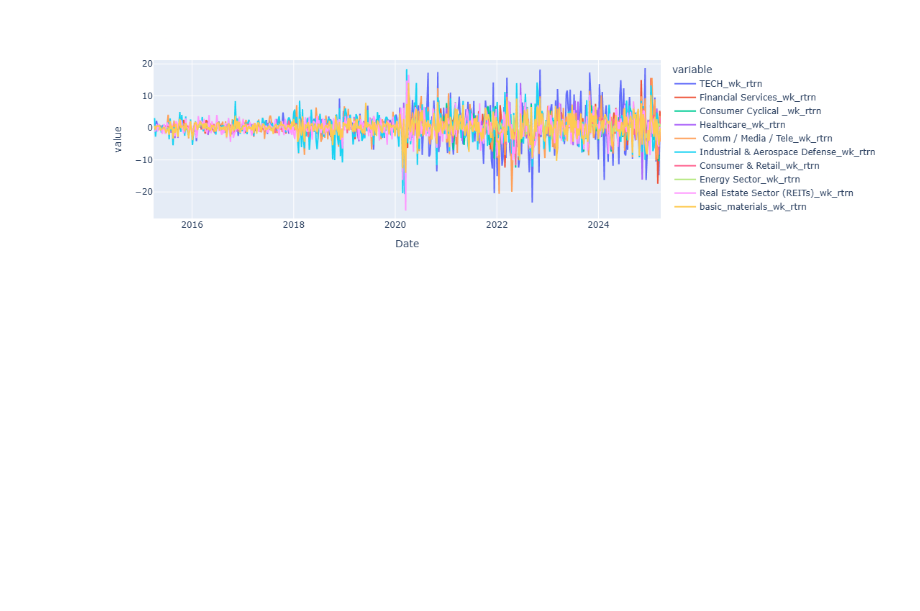
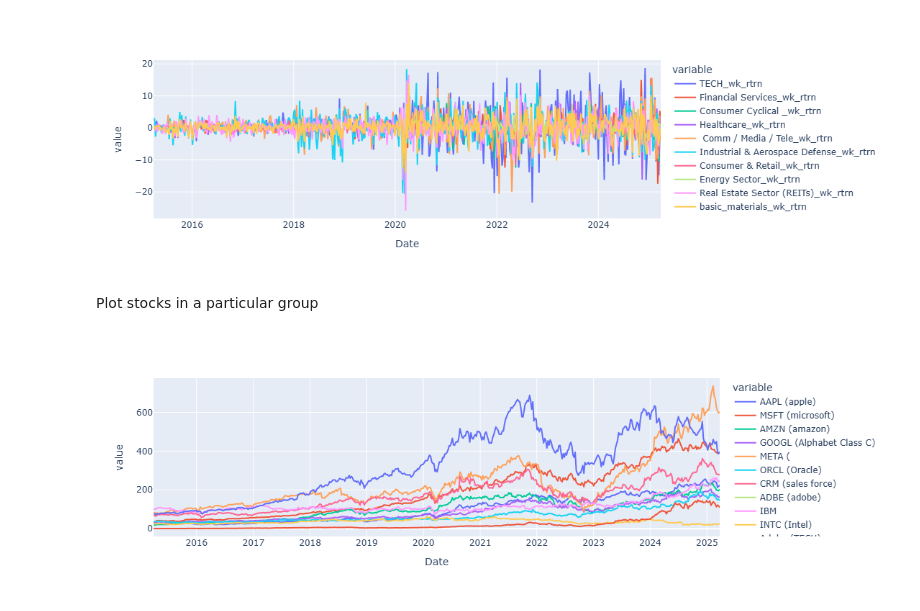
Before and after one commit to romacw1484/DataMining-PortfolioOptimization, a Jupyter notebook: Weekly_Averages_Per_Industry.ipynb, the cells around one changed output. Drawn from its saved outputs; the diff is of its cells as text; code cells hidden in the pictures; blank space fills up the shorter version.

```diff
--- a/Weekly_Averages_Per_Industry.ipynb
+++ b/Weekly_Averages_Per_Industry.ipynb
@@ -103,9 +103,22 @@ fig.show()
 # %%
 # Plot the weekly portfolio change for every industry
 
-df_averages_returns = [col for col in df_averages.columns if '_rtrn' in col]
+col_averages_returns = [col for col in df_averages.columns if '_rtrn' in col]
 
-fig = px.line(df_averages, x='Date', y=df_averages_returns)
+fig = px.line(df_averages, x='Date', y=col_averages_returns)
 fig.show()
 # %% [output]
 [figure]
+# %% [markdown]
+Plot stocks in a particular group
+# %%
+# Plots the individual stocks for a specific industry
+def plot_stocks_for_industry(df, industry):
+    col_names = df_sectors[industry]
+
+    fig = px.line(df, x='Date', y=col_names)
+    return fig
+# %%
+plot_stocks_for_industry(df_averages, 'TECH')
+# %% [output]
+[figure, added]
```
Also changed, not shown: parts of 2 cells of this notebook.
